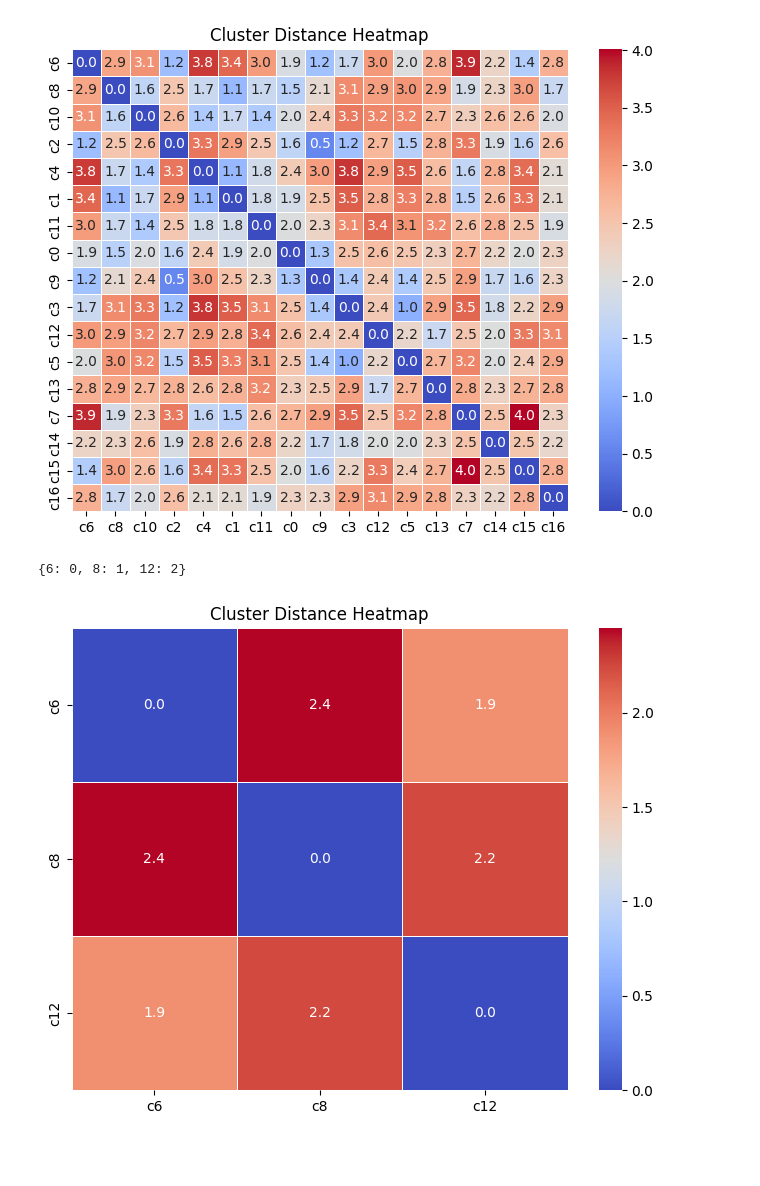
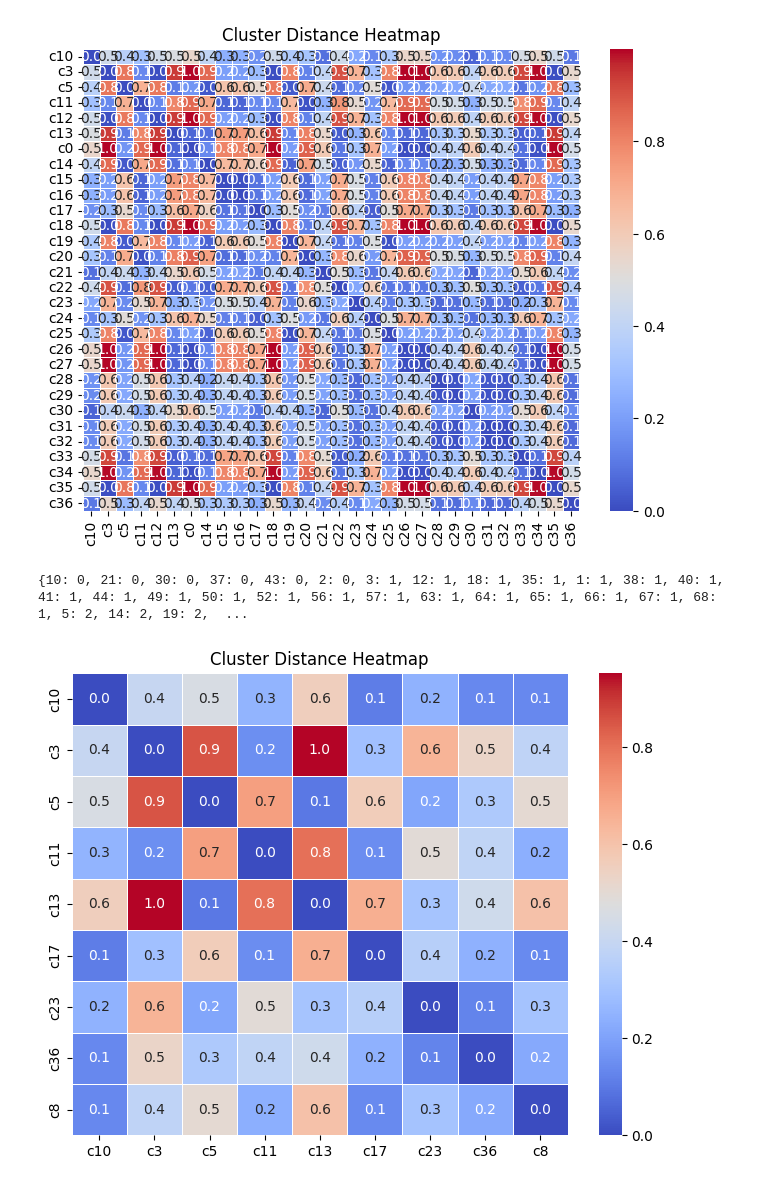
Before and after one commit to toku463ne/pyAnomalyDetector, a Jupyter notebook: jupyter_notebook/plot_centroids.ipynb, the cells around one changed output. Cells and saved outputs as stored; diff of their text form; code cells hidden in the pictures; blank space fills up the shorter version.

Commit message:
feat: update kmeans thresholds and enhance centroid rearrangement logic

```diff
--- a/jupyter_notebook/plot_centroids.ipynb
+++ b/jupyter_notebook/plot_centroids.ipynb
@@ -3,19 +3,19 @@ import sys, os
 sys.path.append(os.path.join(os.getcwd(), '..'))
 import utils.kmeans as kmeans
 
-plotfile = os.path.join(os.environ['HOME'], 'anomdectests/centroids/1742504401.json.gz')
+plotfile = os.path.join(os.environ['HOME'], 'anomdectests/centroids/1742904001.json.gz')
 
 centroids = kmeans.load_centroids(plotfile)
 #print(centroids)
 #kmeans.plot_heatmap(centroids)
-kmeans.plot_heatmap(centroids)
+kmeans.plot_heatmap(centroids, 30)
 # %% [output]
-[figure, old version]
+[figure, new version]
 # %%
-centroids, old_new_mapping = kmeans.rearange_centroids(centroids, 1.5)
+centroids, old_new_mapping = kmeans.rearange_centroids(centroids, 0.1)
 print(old_new_mapping)
 #kmeans.plot_heatmap(centroids)
 kmeans.plot_heatmap(centroids)
 # %% [output]
-{6: 0, 8: 1, 12: 2}
+{10: 0, 21: 0, 30: 0, 37: 0, 43: 0, 2: 0, 3: 1, 12: 1, 18: 1, 35: 1, 1: 1, 38: 1, 40: 1, 41: 1, 44: 1, 49: 1, 50: 1, 52: 1, 56: 1, 57: 1, 63: 1, 64: 1, 65: 1, 66: 1, 67: 1, 68: 1, 5: 2, 14: 2, 19: 2,  ...
-[figure, old version]
+[figure, new version]
```
Also changed, not shown: 4 other files.
